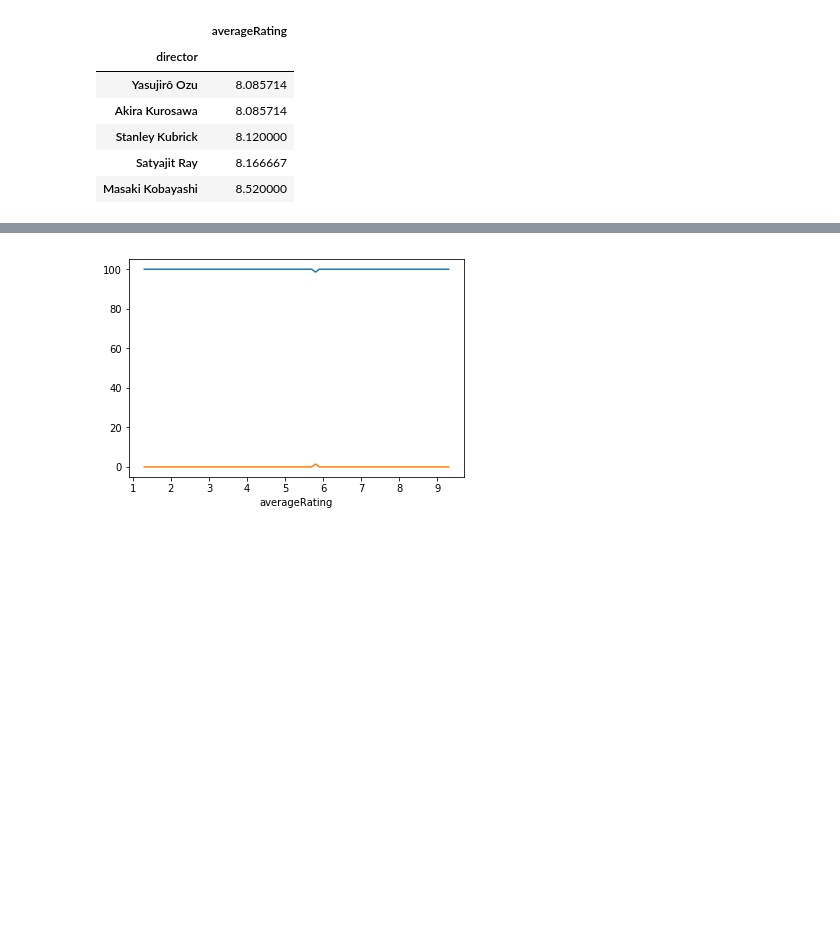
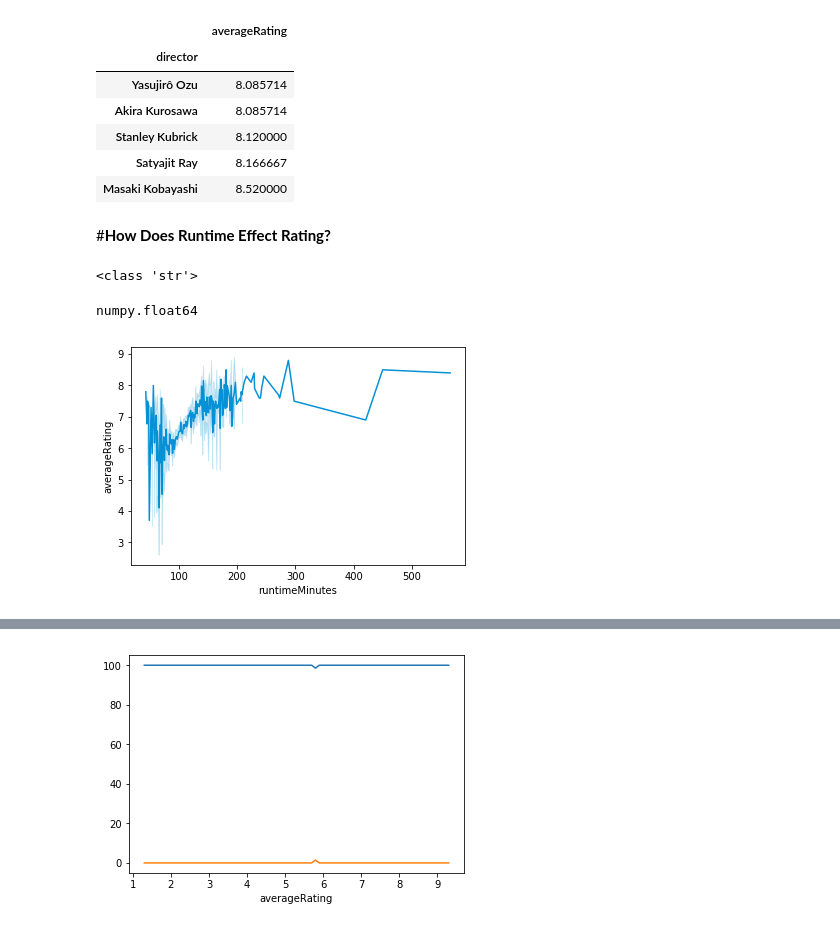
Before and after one commit to LambdaSchool/DS-Unit-1-Sprint-5-Data-Storytelling-Blog-Post, a Jupyter notebook: TristaWeek5.ipynb, the cells around one changed output, grey strips where cells are left out. Cells and saved outputs as stored; diff of their text form; code cells hidden in the pictures; blank space fills up the shorter version.

```diff
--- a/TristaWeek5.ipynb
+++ b/TristaWeek5.ipynb
@@ -445,13 +444,29 @@ DirectorRating.tail()
 | Stanley Kubrick | 8.120000 |
 | Satyajit Ray | 8.166667 |
 | Masaki Kobayashi | 8.520000 |
+# %% [markdown]
+#**How Does Runtime Effect Rating?**
+# %%
+#graph got 'no numeric types' error so I'm checking the value types
+print(type(imdb['runtimeMinutes'][0])) #need to convert to integer
+type(imdb['averageRating'][0])
+# %% [output]
+<class 'str'>
+numpy.float64
+# %%
+imdb[['runtimeMinutes', 'averageRating']] = imdb[['runtimeMinutes',
+                                                  'averageRating']].astype(float)
 # %%
-#how does runtime effect rating?
-x = imdb[['runtimeMinutes', 'averageRating']]
+ax = sns.lineplot(data=imdb, x=imdb['runtimeMinutes'], y=imdb['averageRating'],
+                  color='#0491D5', dashes=False, legend=False);
+#Most of the data is clearly under the 250 minute mark;
+#it doesn't look like there's a relationship but slicing out outliers could help
 
-ax = sns.lineplot(data=x, color='#0491D5', dashes=False, legend=False);
-#ax.text(x=1996, y=120, s="Who Got To Be On 'The Daily Show'?", fontsize=15, fontweight='bold')
-#ax.text(x=1996, y=110, s='Occupations of guests, by year', fontsize=12);
-#ax.set(yticks=range(0, 125, 25));
-#ax.set(xticks=range(2000, 2016, 4));
+
+#ax.text(x=, y=, s="", fontsize=15, fontweight='bold')
+#ax.text(x=, y=, s='Runtime of movies over user submitted rating', fontsize=12);
+#ax.set(yticks=range());
+#ax.set(xticks=range());
 #plt.xlabel('');
+# %% [output]
+[figure, added]
```
Also changed, not shown: parts of 3 cells of this notebook.
